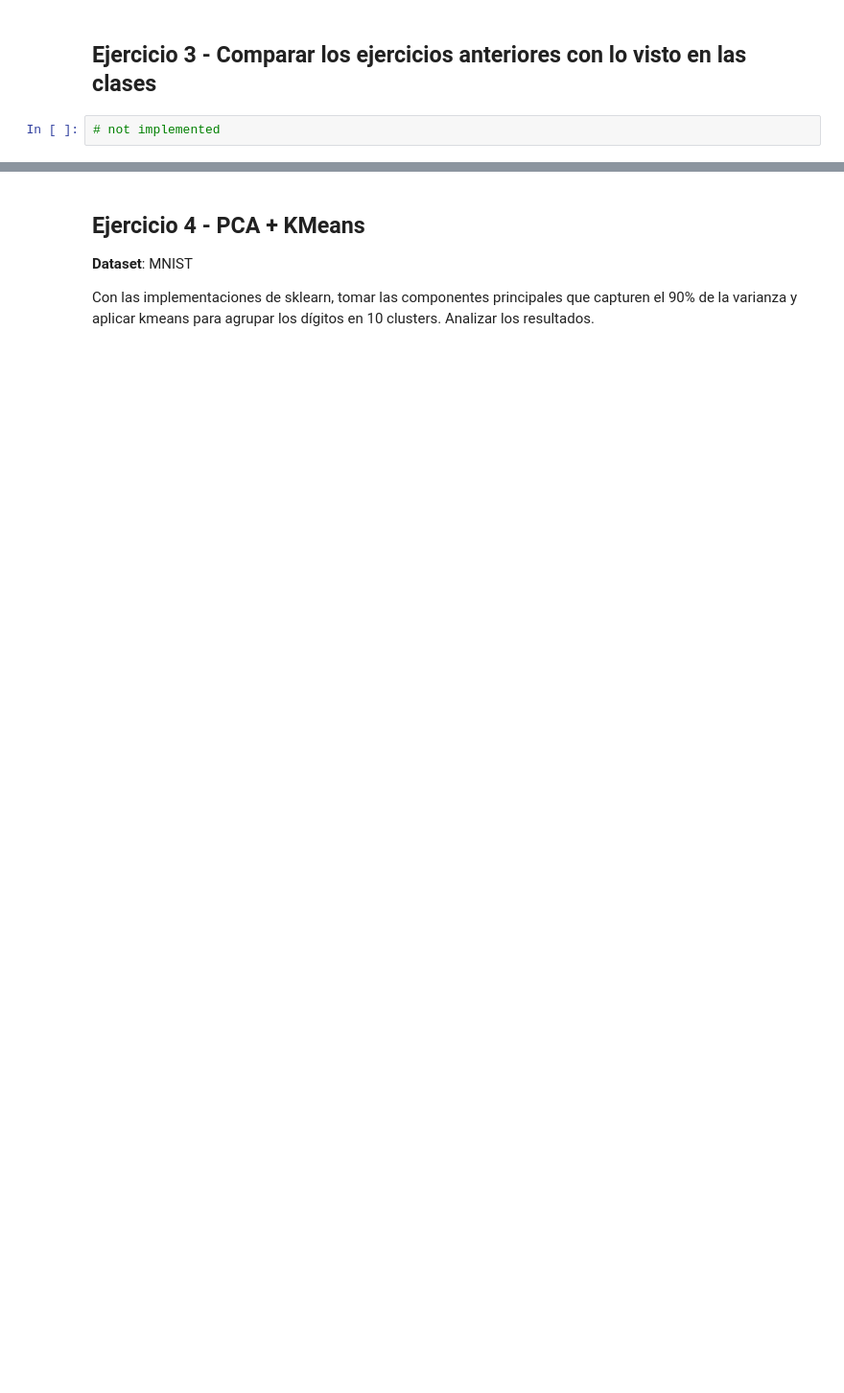
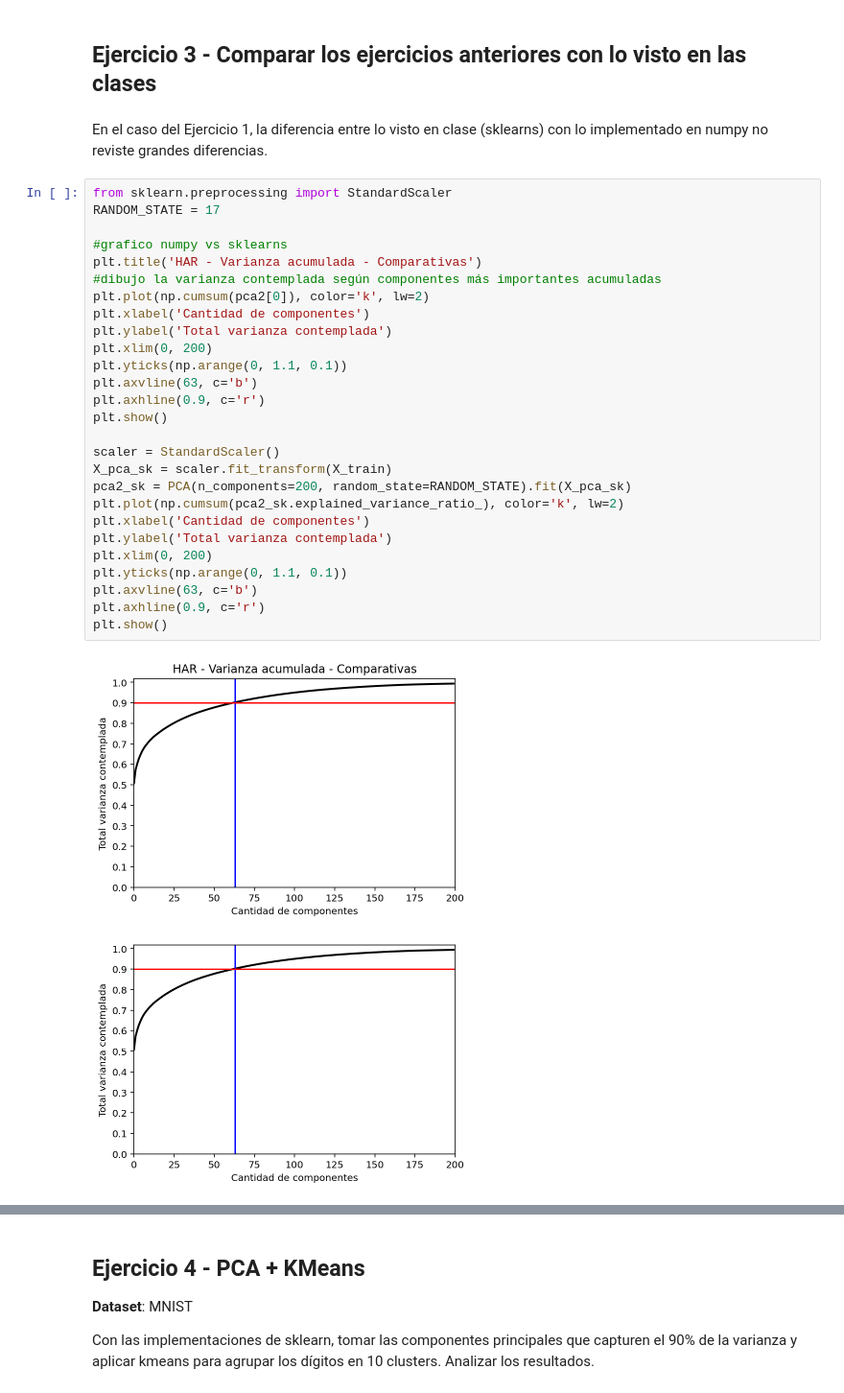
Before and after one commit to santiagobiobot/uba-ia-inteligencia-artificial, a Jupyter notebook: tp1/Trabajo_Practico_1-Fux.ipynb, the cells around one changed output, grey strips where cells are left out. Shown at 96% size. Drawn from its saved outputs; the diff is of its cells as text; blank space fills up the shorter version.

```diff
--- a/tp1/Trabajo_Practico_1-Fux.ipynb
+++ b/tp1/Trabajo_Practico_1-Fux.ipynb
@@ -189,4 +163,34 @@ Text(0.5, 1.0, 'HAR - PCA projection 2D')
 # %% [markdown]
 ## Ejercicio 3 - Comparar los ejercicios anteriores con lo visto en las clases
-# %%
-# not implemented
+# %% [markdown]
+En el caso del Ejercicio 1, la diferencia entre lo visto en clase (sklearns) con lo implementado en numpy no reviste grandes diferencias.
+# %%
+from sklearn.preprocessing import StandardScaler
+RANDOM_STATE = 17
+
+#grafico numpy vs sklearns
+plt.title('HAR - Varianza acumulada - Comparativas')
+#dibujo la varianza contemplada según componentes más importantes acumuladas
+plt.plot(np.cumsum(pca2[0]), color='k', lw=2)
+plt.xlabel('Cantidad de componentes')
+plt.ylabel('Total varianza contemplada')
+plt.xlim(0, 200)
+plt.yticks(np.arange(0, 1.1, 0.1))
+plt.axvline(63, c='b')
+plt.axhline(0.9, c='r')
+plt.show()
+
+scaler = StandardScaler()
+X_pca_sk = scaler.fit_transform(X_train)
+pca2_sk = PCA(n_components=200, random_state=RANDOM_STATE).fit(X_pca_sk)
+plt.plot(np.cumsum(pca2_sk.explained_variance_ratio_), color='k', lw=2)
+plt.xlabel('Cantidad de componentes')
+plt.ylabel('Total varianza contemplada')
+plt.xlim(0, 200)
+plt.yticks(np.arange(0, 1.1, 0.1))
+plt.axvline(63, c='b')
+plt.axhline(0.9, c='r')
+plt.show()
+# %% [output]
+[figure, added]
+[figure, added]
```
Also changed, not shown: parts of 18 cells of this notebook.
